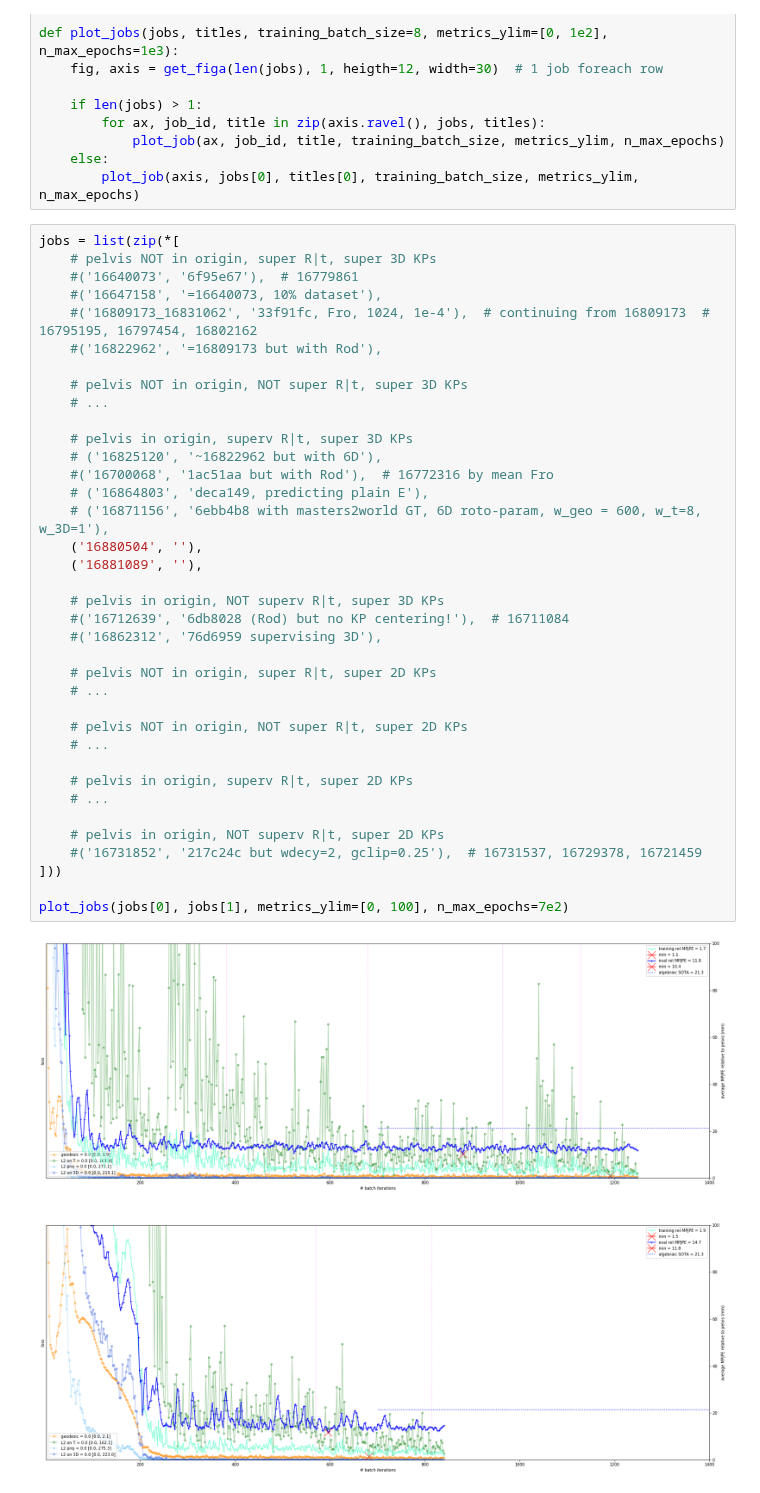
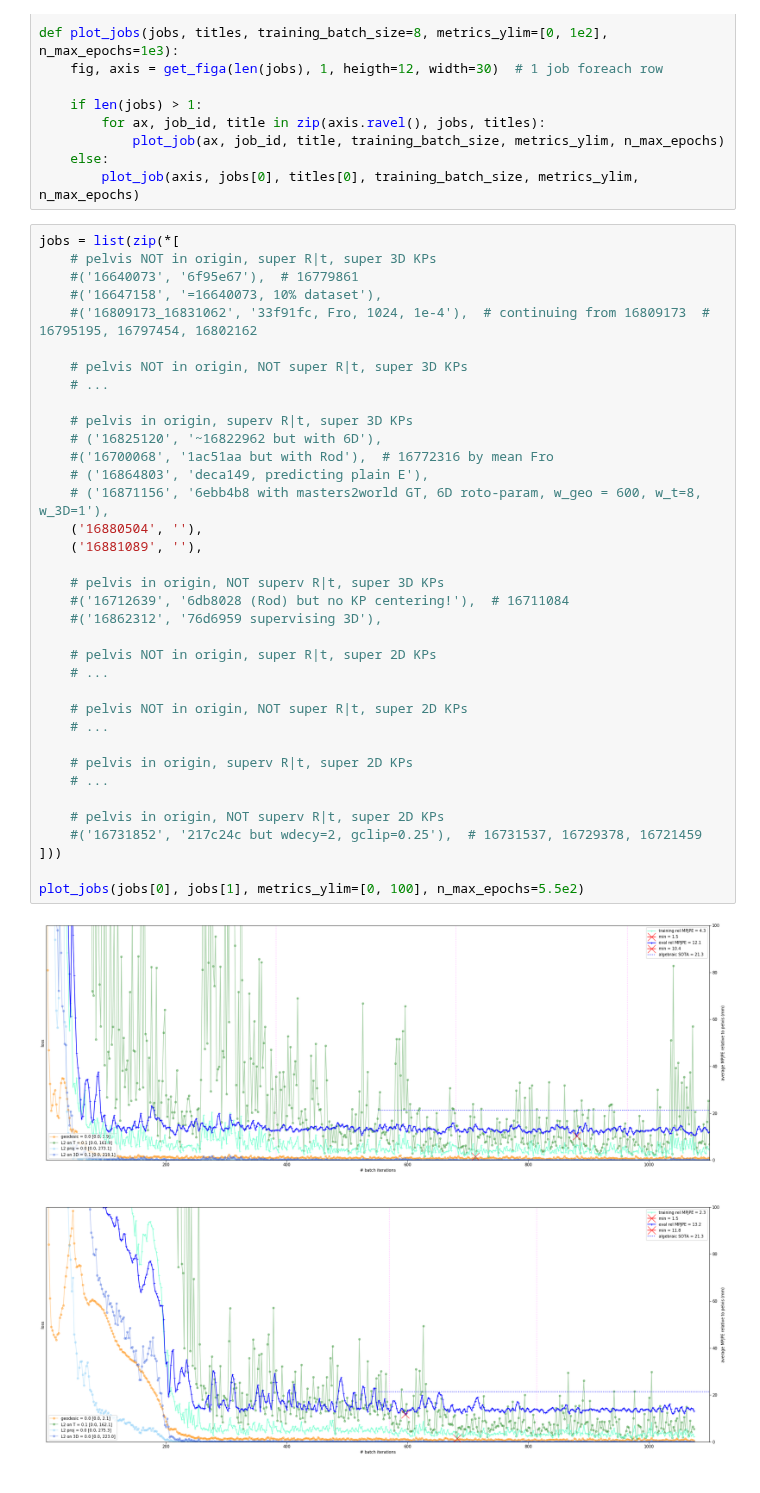
Before and after one commit to karfly/learnable-triangulation-pytorch, a Jupyter notebook: tom.ipynb, the cells around one changed output. Drawn from its saved outputs; the diff is of its cells as text.

```diff
--- a/tom.ipynb
+++ b/tom.ipynb
@@ -64,36 +64,35 @@ jobs = list(zip(*[
     #('16640073', '6f95e67'),  # 16779861
     #('16647158', '=16640073, 10% dataset'),
     #('16809173_16831062', '33f91fc, Fro, 1024, 1e-4'),  # continuing from 16809173  # 16795195, 16797454, 16802162
-    #('16822962', '=16809173 but with Rod'),
 
     # pelvis NOT in origin, NOT super R|t, super 3D KPs
     # ...
 
     # pelvis in origin, superv R|t, super 3D KPs
     # ('16825120', '~16822962 but with 6D'),
     #('16700068', '1ac51aa but with Rod'),  # 16772316 by mean Fro
     # ('16864803', 'deca149, predicting plain E'),
     # ('16871156', '6ebb4b8 with masters2world GT, 6D roto-param, w_geo = 600, w_t=8, w_3D=1'),
     ('16880504', ''),
     ('16881089', ''),
 
     # pelvis in origin, NOT superv R|t, super 3D KPs
     #('16712639', '6db8028 (Rod) but no KP centering!'),  # 16711084
     #('16862312', '76d6959 supervising 3D'),
 
     # pelvis NOT in origin, super R|t, super 2D KPs
     # ...
 
     # pelvis NOT in origin, NOT super R|t, super 2D KPs
     # ...
 
     # pelvis in origin, superv R|t, super 2D KPs
     # ...
 
     # pelvis in origin, NOT superv R|t, super 2D KPs
     #('16731852', '217c24c but wdecy=2, gclip=0.25'),  # 16731537, 16729378, 16721459
 ]))
 
-plot_jobs(jobs[0], jobs[1], metrics_ylim=[0, 100], n_max_epochs=7e2)
+plot_jobs(jobs[0], jobs[1], metrics_ylim=[0, 100], n_max_epochs=5.5e2)
 # %% [output]
-[figure, old version]
+[figure, new version]
```
Also changed, not shown: 5 other files.
